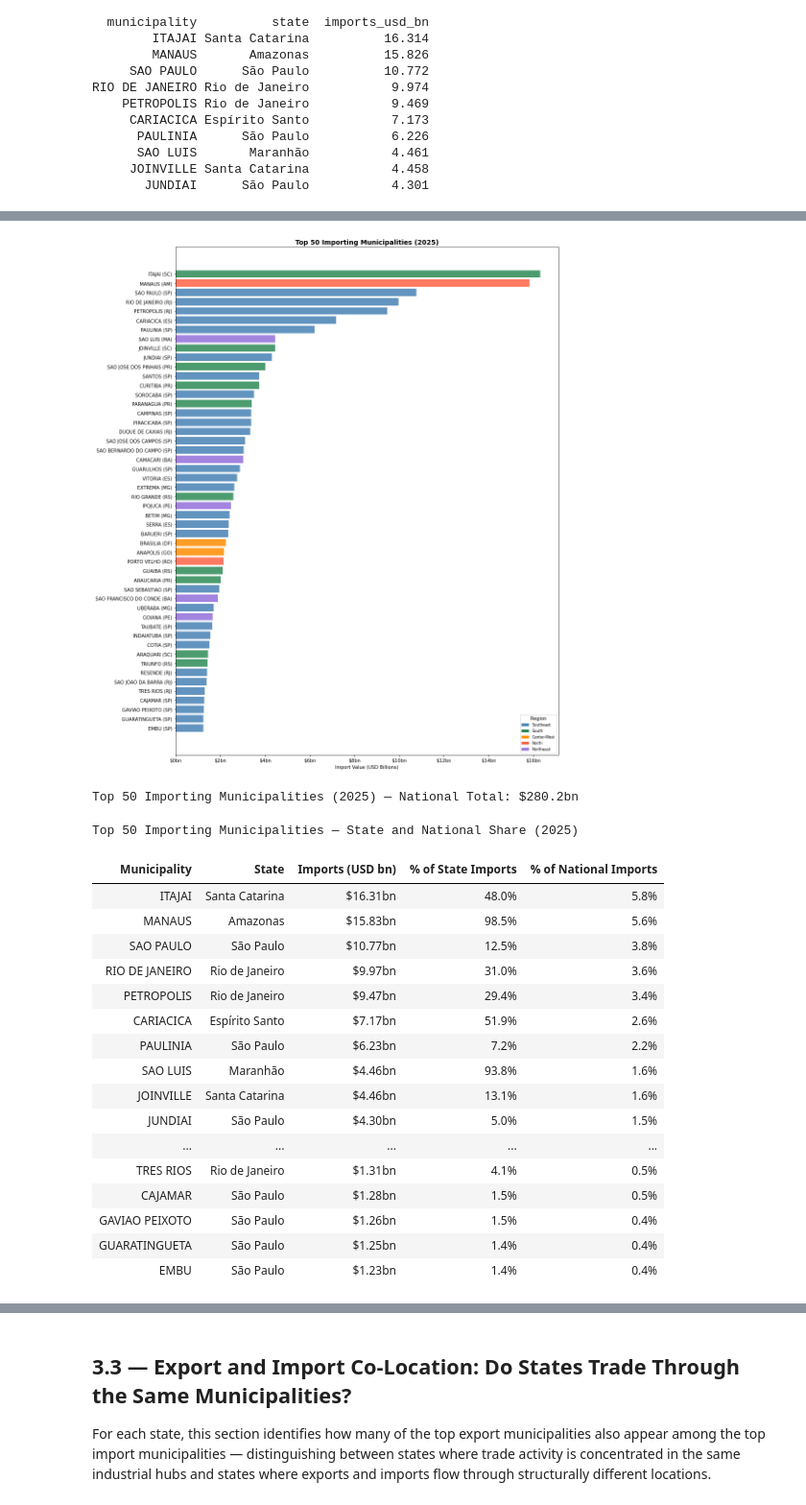
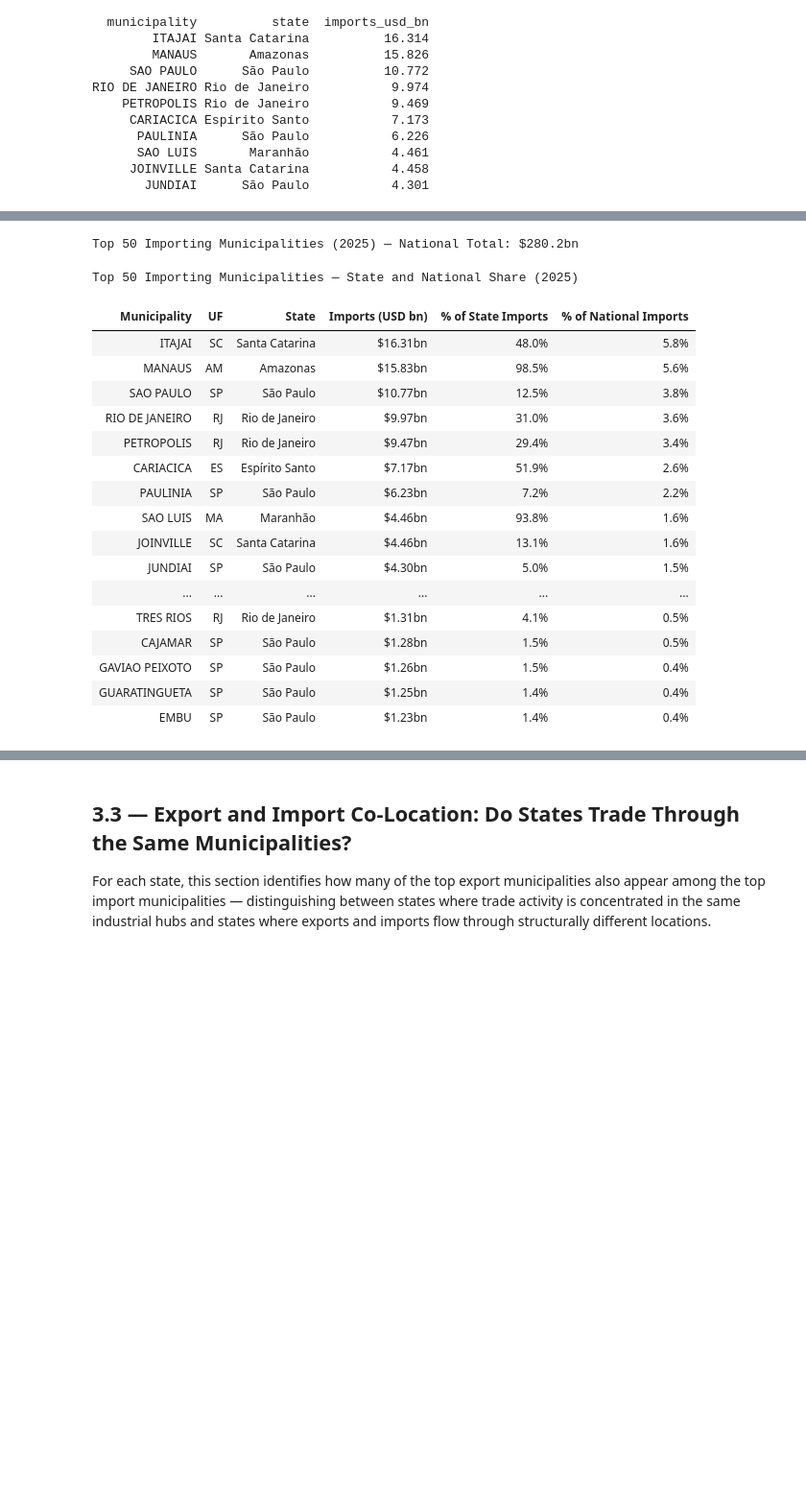
Before and after one commit to Eduardo-kohn/brazil-state-trade-analysis, a Jupyter notebook: SRC/Analysis/Step3_municipality-level_hotspots.ipynb, the cells around one changed output, grey strips where cells are left out. Shown at 96% size. Cells and saved outputs as stored; diff of their text form; code cells hidden in the pictures; blank space fills up the shorter version.

```diff
--- a/SRC/Analysis/Step3_municipality-level_hotspots.ipynb
+++ b/SRC/Analysis/Step3_municipality-level_hotspots.ipynb
@@ -415,28 +523,4 @@ Horizontal bar chart of the top 50 municipalities by import value, colour-coded
 # %%
-## ── Chart: Top 50 municipalities by import value ─────────────────────────────
-df_top50_imp = df_mun_imp.head(50).sort_values('imports_usd_bn', ascending=True)
-bar_colors   = df_top50_imp['region'].map(REGION_COLORS).fillna('lightgray')
-
-fig, ax = plt.subplots(figsize=(14, 16))
-ax.barh(
-    df_top50_imp['municipality'] + ' (' + df_top50_imp['uf'] + ')',
-    df_top50_imp['imports_usd_bn'],
-    color=bar_colors, alpha=0.85
-)
-ax.set_title(f'Top 50 Importing Municipalities ({MAX_YEAR})',
-             fontsize=14, fontweight='bold')
-ax.set_xlabel('Import Value (USD Billions)')
-ax.xaxis.set_major_formatter(mticker.FormatStrFormatter('$%.0fbn'))
-
-from matplotlib.patches import Patch
-legend_elements = [Patch(facecolor=c, label=r) for r, c in REGION_COLORS.items()
-                   if r != 'Undeclared']
-ax.legend(handles=legend_elements, title='Region', fontsize=8, loc='lower right')
-
-plt.tight_layout()
-plt.savefig('output_3_2_3_top50_imp_municipalities.png', dpi=150, bbox_inches='tight')
-plt.show()
-
 ## ── Summary table: municipality, state, volume, % of state, % of national ────
 national_imp_total = df_mun_imp['imports_usd'].sum()
 state_imp_totals   = df_mun_imp.groupby('state')['imports_usd'].sum()
@@ -445,51 +529,51 @@ df_top50_imp_table = df_mun_imp.head(50).copy()
 df_top50_imp_table['state_total']     = df_top50_imp_table['state'].map(state_imp_totals)
 df_top50_imp_table['pct_of_state']    = (df_top50_imp_table['imports_usd'] / df_top50_imp_table['state_total'] * 100).round(1)
 df_top50_imp_table['pct_of_national'] = (df_top50_imp_table['imports_usd'] / national_imp_total * 100).round(1)
 
 df_top50_imp_table = df_top50_imp_table[
-    ['municipality', 'state', 'imports_usd_bn', 'pct_of_state', 'pct_of_national']
+    ['municipality', 'uf', 'state', 'imports_usd_bn', 'pct_of_state', 'pct_of_national']
 ].rename(columns={
     'municipality'    : 'Municipality',
+    'uf'             : 'UF',
     'state'           : 'State',
     'imports_usd_bn'  : 'Imports (USD bn)',
     'pct_of_state'    : '% of State Imports',
     'pct_of_national' : '% of National Imports',
 })
 df_top50_imp_table['Imports (USD bn)']      = df_top50_imp_table['Imports (USD bn)'].apply(lambda x: f'${x:.2f}bn')
 df_top50_imp_table['% of State Imports']    = df_top50_imp_table['% of State Imports'].apply(lambda x: f'{x:.1f}%')
 df_top50_imp_table['% of National Imports'] = df_top50_imp_table['% of National Imports'].apply(lambda x: f'{x:.1f}%')
 
-print(f"\nTop 50 Importing Municipalities ({MAX_YEAR}) — National Total: ${national_imp_total/1e9:.1f}bn")
+##print(f"\nTop 50 Importing Municipalities ({MAX_YEAR}) — National Total: ${national_imp_total/1e9:.1f}bn")
 display(
     df_top50_imp_table.style
     .set_caption(f'Top 50 Importing Municipalities — State and National Share ({MAX_YEAR})')
     .set_properties(**{'text-align': 'left'})
     .set_table_styles([
         {'selector': 'th', 'props': [('background-color', '#2c3e50'),
                                       ('color', 'white'), ('font-weight', 'bold')]},
         {'selector': 'tr:nth-child(even)', 'props': [('background-color', '#f2f2f2')]},
     ])
     .hide_index()
 )
 # %% [output]
-[figure, removed]
 Top 50 Importing Municipalities (2025) — National Total: $280.2bn
 Top 50 Importing Municipalities — State and National Share (2025)
-| Municipality | State | Imports (USD bn) | % of State Imports | % of National Imports |
-| ITAJAI | Santa Catarina | $16.31bn | 48.0% | 5.8% |
-| MANAUS | Amazonas | $15.83bn | 98.5% | 5.6% |
-| SAO PAULO | São Paulo | $10.77bn | 12.5% | 3.8% |
-| RIO DE JANEIRO | Rio de Janeiro | $9.97bn | 31.0% | 3.6% |
-| PETROPOLIS | Rio de Janeiro | $9.47bn | 29.4% | 3.4% |
-| CARIACICA | Espírito Santo | $7.17bn | 51.9% | 2.6% |
-| PAULINIA | São Paulo | $6.23bn | 7.2% | 2.2% |
-| SAO LUIS | Maranhão | $4.46bn | 93.8% | 1.6% |
-| JOINVILLE | Santa Catarina | $4.46bn | 13.1% | 1.6% |
-| JUNDIAI | São Paulo | $4.30bn | 5.0% | 1.5% |
-| ... | ... | ... | ... | ... |
-| TRES RIOS | Rio de Janeiro | $1.31bn | 4.1% | 0.5% |
-| CAJAMAR | São Paulo | $1.28bn | 1.5% | 0.5% |
-| GAVIAO PEIXOTO | São Paulo | $1.26bn | 1.5% | 0.4% |
-| GUARATINGUETA | São Paulo | $1.25bn | 1.4% | 0.4% |
-| EMBU | São Paulo | $1.23bn | 1.4% | 0.4% |
+| Municipality | UF | State | Imports (USD bn) | % of State Imports | % of National Imports |
+| ITAJAI | SC | Santa Catarina | $16.31bn | 48.0% | 5.8% |
+| MANAUS | AM | Amazonas | $15.83bn | 98.5% | 5.6% |
+| SAO PAULO | SP | São Paulo | $10.77bn | 12.5% | 3.8% |
+| RIO DE JANEIRO | RJ | Rio de Janeiro | $9.97bn | 31.0% | 3.6% |
+| PETROPOLIS | RJ | Rio de Janeiro | $9.47bn | 29.4% | 3.4% |
+| CARIACICA | ES | Espírito Santo | $7.17bn | 51.9% | 2.6% |
+| PAULINIA | SP | São Paulo | $6.23bn | 7.2% | 2.2% |
+| SAO LUIS | MA | Maranhão | $4.46bn | 93.8% | 1.6% |
+| JOINVILLE | SC | Santa Catarina | $4.46bn | 13.1% | 1.6% |
+| JUNDIAI | SP | São Paulo | $4.30bn | 5.0% | 1.5% |
+| ... | ... | ... | ... | ... | ... |
+| TRES RIOS | RJ | Rio de Janeiro | $1.31bn | 4.1% | 0.5% |
+| CAJAMAR | SP | São Paulo | $1.28bn | 1.5% | 0.5% |
+| GAVIAO PEIXOTO | SP | São Paulo | $1.26bn | 1.5% | 0.4% |
+| GUARATINGUETA | SP | São Paulo | $1.25bn | 1.4% | 0.4% |
+| EMBU | SP | São Paulo | $1.23bn | 1.4% | 0.4% |
 # %% [markdown]
```
Also changed, not shown: parts of 30 cells of this notebook.
